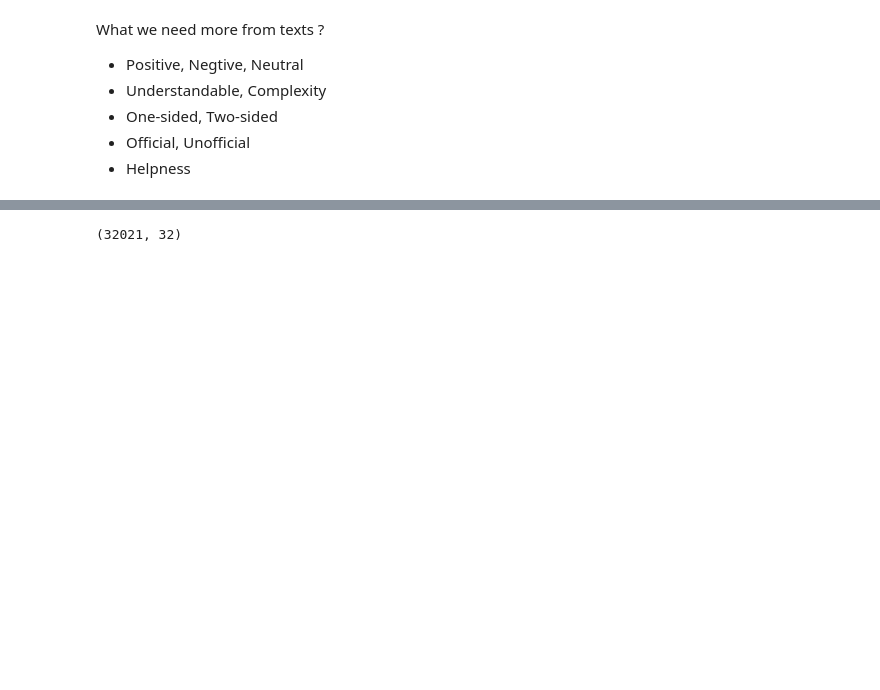
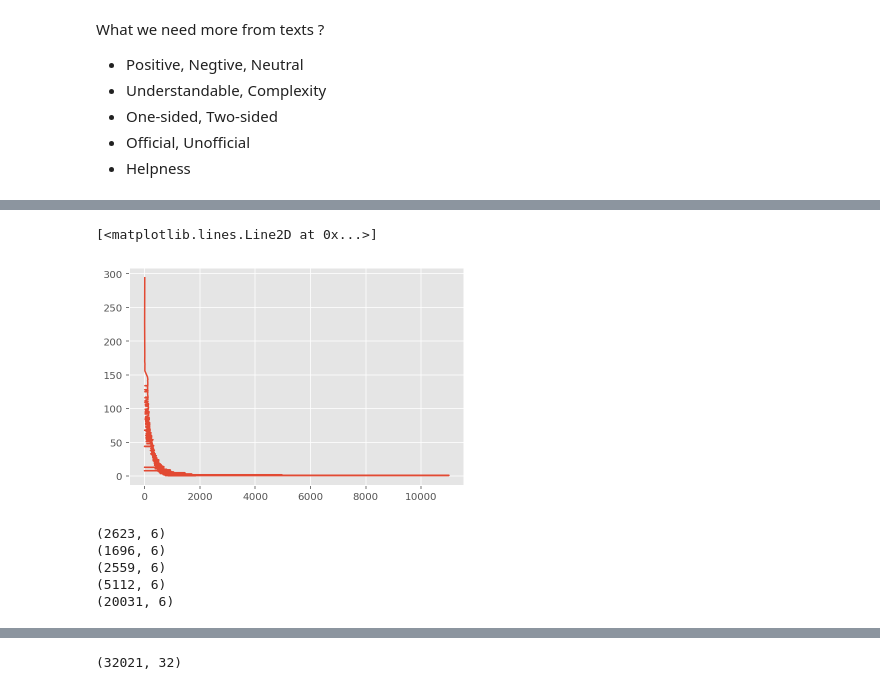
Before and after one commit to danielzhangau/Mathematical-Contest-in-Modeling, a Jupyter notebook: MCM-2020-Problem-C/try.ipynb, the cells around one changed output, grey strips where cells are left out. Drawn from its saved outputs; the diff is of its cells as text; code cells hidden in the pictures; blank space fills up the shorter version.

```diff
--- a/MCM-2020-Problem-C/try.ipynb
+++ b/MCM-2020-Problem-C/try.ipynb
@@ -245,0 +255,4 @@ What we need more from texts ?
+# %%
+blob = TextBlob(data[1])
+print(blob)
+blob.sentiment
@@ -245,0 +262,6 @@ What we need more from texts ?
+# %%
+# for index in data.length
+sentiment = []
+for index in range(len(data)):
+    blob = TextBlob(data[index])
+    sentiment.append((blob.sentiment.polarity+1)*2.5);
@@ -245,0 +285,7 @@ What we need more from texts ?
+# %%
+review_length = []
+for index in range(len(data)):
+    review_length.append(len(data[index]))
+
+review_length_df = pd.DataFrame({'review_length': review_length})
+display(review_length_df)
@@ -245,0 +306,4 @@ What we need more from texts ?
+# %%
+new_1 = df[['product_category' ,'star_rating', 'review_headline', 'review_body', 'review_date']]
+review_df  = new_1.join(review_length_df)
+display(review_df)
@@ -245,0 +324,20 @@ What we need more from texts ?
+# %%
+values = review_df.review_length.value_counts().keys().tolist()
+counts = review_df.review_length.value_counts().tolist()
+
+plt.plot(values, counts)
+# %% [output]
+[<matplotlib.lines.Line2D at 0x...>]
+[figure, added]
+# %%
+print(review_df.query('star_rating == 1').shape)
+print(review_df.query('star_rating == 2').shape)
+print(review_df.query('star_rating == 3').shape)
+print(review_df.query('star_rating == 4').shape)
+print(review_df.query('star_rating == 5').shape)
+# %% [output]
+(2623, 6)
+(1696, 6)
+(2559, 6)
+(5112, 6)
+(20031, 6)
```
Also changed, not shown: parts of 19 cells of this notebook, 1 other file.
